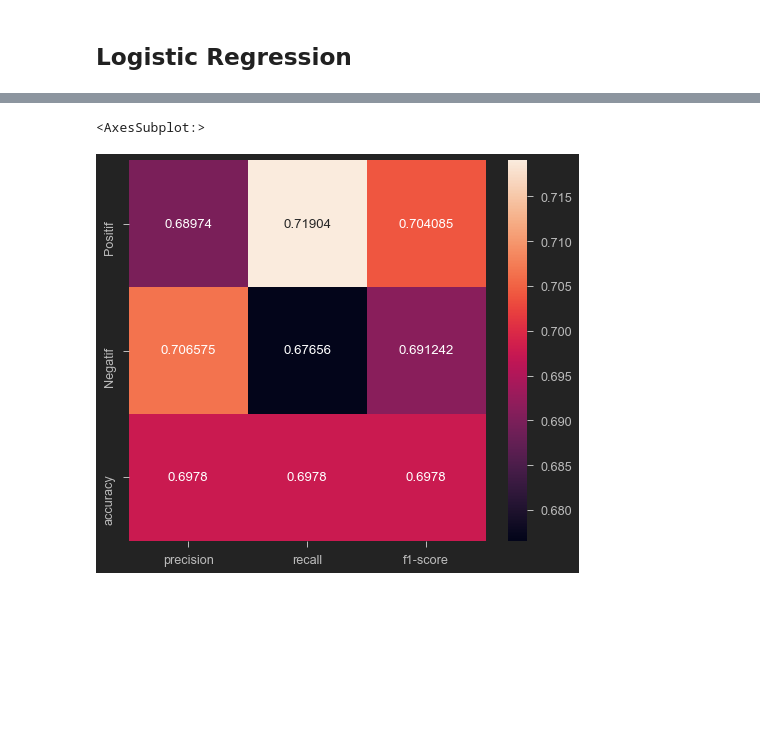
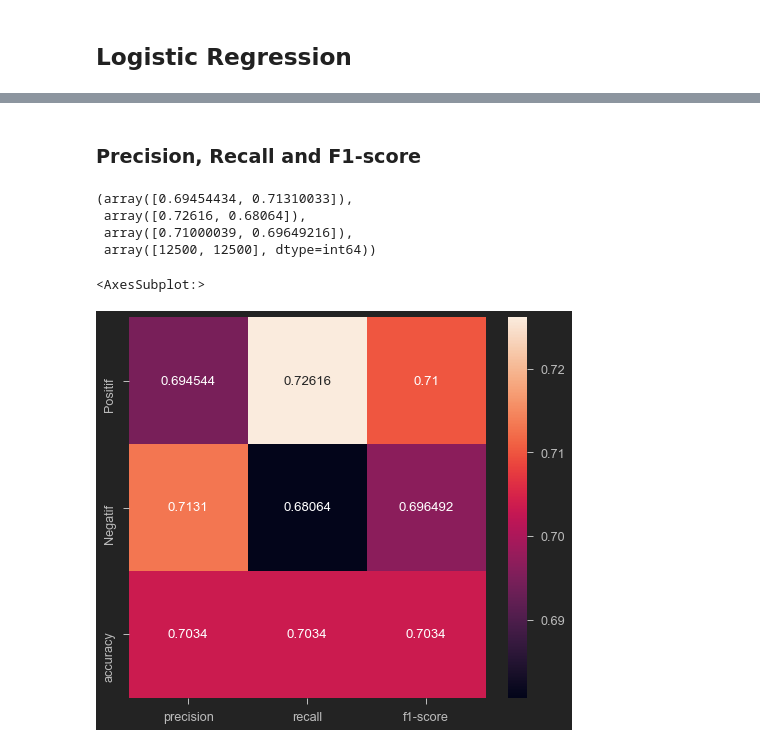
Before and after one commit to atomesZ/nlp, a Jupyter notebook: logistic_regression.ipynb, the cells around one changed output, grey strips where cells are left out. Drawn from its saved outputs; the diff is of its cells as text; code cells hidden in the pictures; blank space fills up the shorter version.

Commit message:
logistic regression : documentation

```diff
--- a/logistic_regression.ipynb
+++ b/logistic_regression.ipynb
@@ -81,4 +131,4 @@ Wall time: 789 ms
 # %%
 %%time
-lr_x_test = logistic_transformation(x_test)
+lr_x_test : numpy.ndarray = logistic_transformation(x_test)
 # %% [output]
@@ -98,2 +145,0 @@ from sklearn.linear_model import LogisticRegression
-# %%
-lr_x_train = np.array(lr_x_train)
@@ -100,2 +148,3 @@ lr_x_train = np.array(lr_x_train)
 # %%
-lr = LogisticRegression(random_state=42).fit(lr_x_train, y_train)
+lr : sklearn.linear_model._logistic.LogisticRegression = LogisticRegression(random_state=42, solver="saga", max_iter = 100000, penalty='l2').fit(lr_x_train, y_train)
+# Without the max_iter, it fails to converge
@@ -102,4 +154,4 @@ lr = LogisticRegression(random_state=42).fit(lr_x_train, y_train)
 # %%
-y_pred = lr.predict(lr_x_test)
+y_pred : numpy.ndarray = lr.predict(lr_x_test)
 accuracy_score(y_test, y_pred)
 # %% [output]
@@ -126,9 +192,21 @@ import seaborn as sns
+# %% [markdown]
+### Precision, Recall and F1-score
+# %%
+# The accuracy is not the best to evaluate the prediction, we must see the recall and f1 score to really evaluate it.
+precision_recall_fscore_support(y_test, y_pred)
+#But the following array is not the best visually
+# %% [output]
+(array([0.69454434, 0.71310033]),
+ array([0.72616, 0.68064]),
+ array([0.71000039, 0.69649216]),
+ array([12500, 12500], dtype=int64))
 # %%
-clf_report = classification_report(y_test,
+# So we can use an heatmap
+clf_report : dict = classification_report(y_test,
                                    y_pred,
                                    target_names=["Positif", "Negatif"],
                                    output_dict=True)
 sns.heatmap(pd.DataFrame(clf_report).iloc[:-1, :-2].T, annot=True, fmt='g')
 # %% [output]
 <AxesSubplot:>
-[figure, old version]
+[figure, new version]
```
Also changed, not shown: parts of 27 cells of this notebook.
